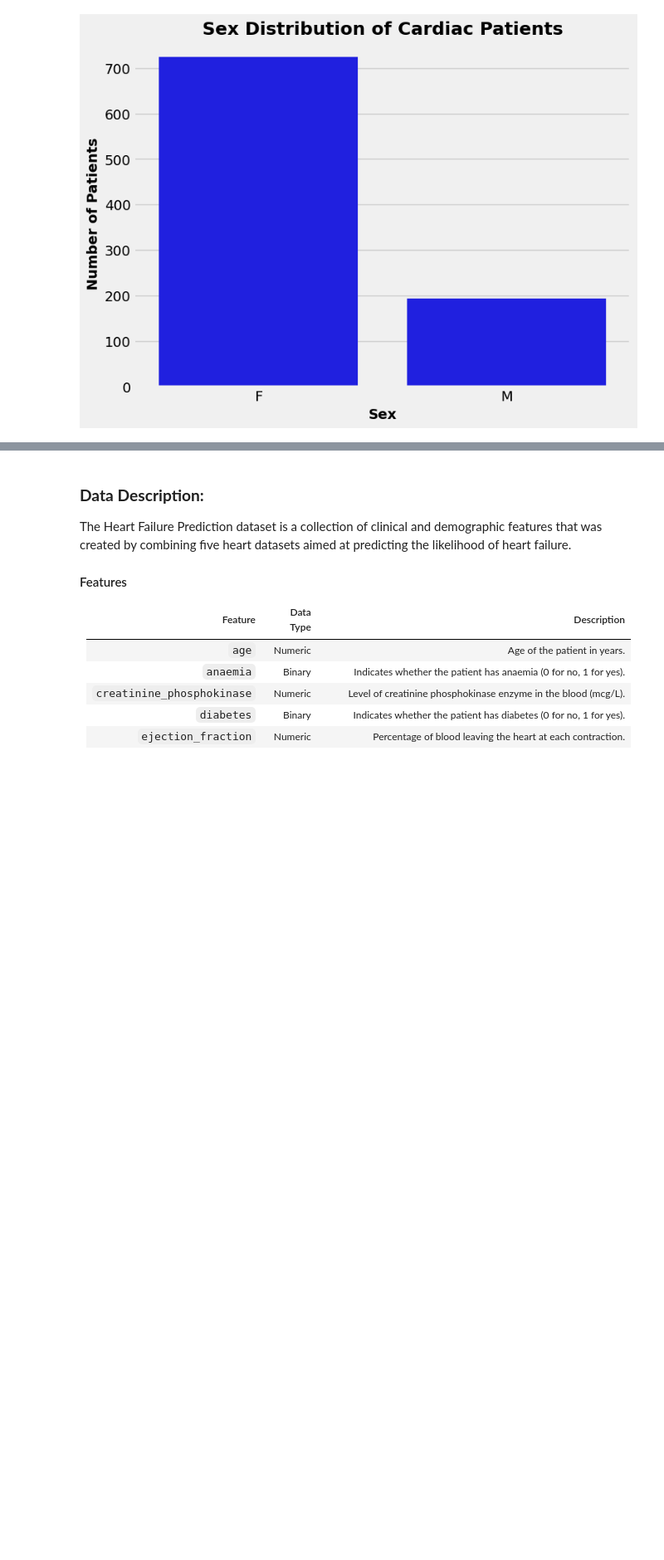
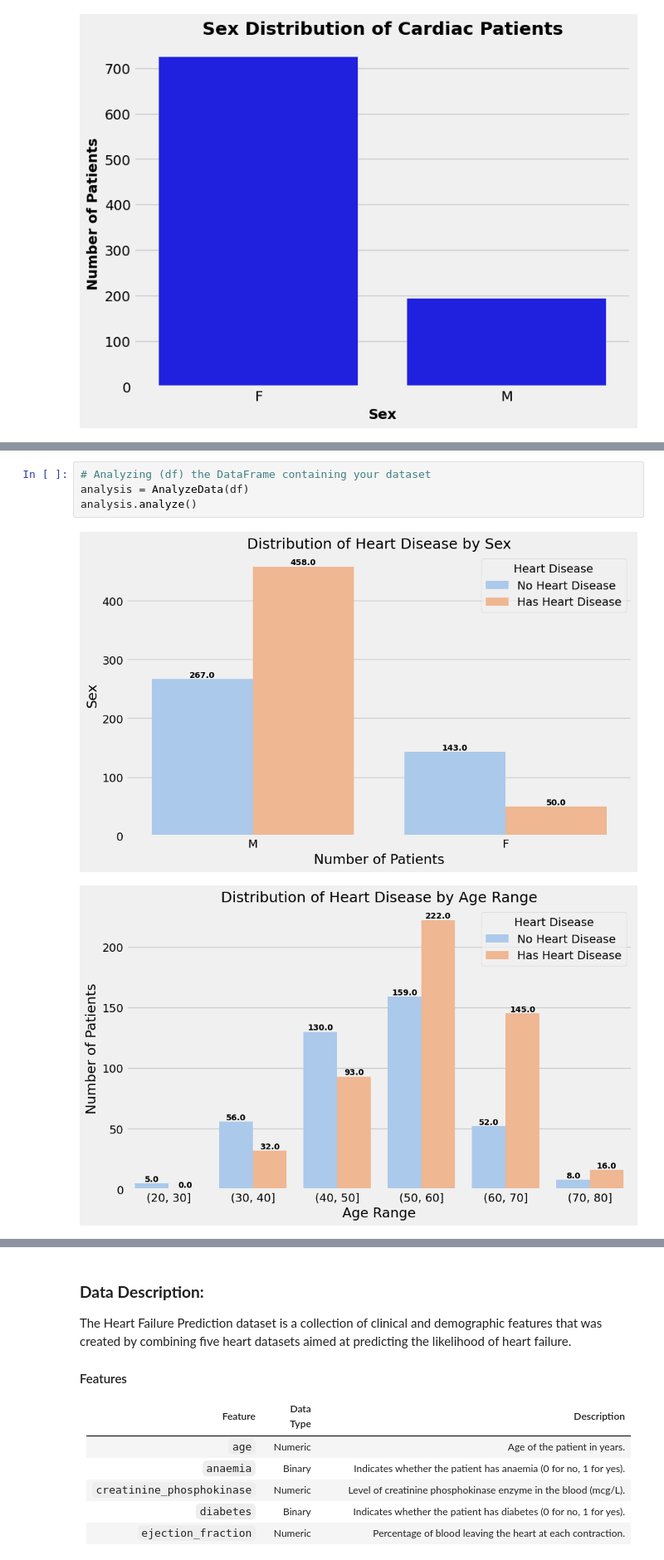
Before and after one commit to dataeducator/healthy_heart, a Jupyter notebook: notebook.ipynb, the cells around one changed output, grey strips where cells are left out. Shown: that part at 83% size. Drawn from its saved outputs; the diff is of its cells as text; blank space fills up the shorter version.

```diff
--- a/notebook.ipynb
+++ b/notebook.ipynb
@@ -591,0 +649,7 @@ ValueError: ignored
+# %%
+# Analyzing (df) the DataFrame containing your dataset
+analysis = AnalyzeData(df)
+analysis.analyze()
+# %% [output]
+[figure, added]
+[figure, added]
```
Also changed, not shown: parts of 8 cells of this notebook.
